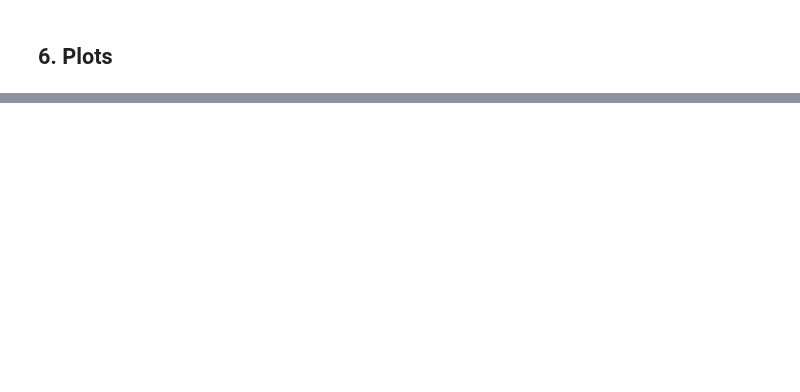
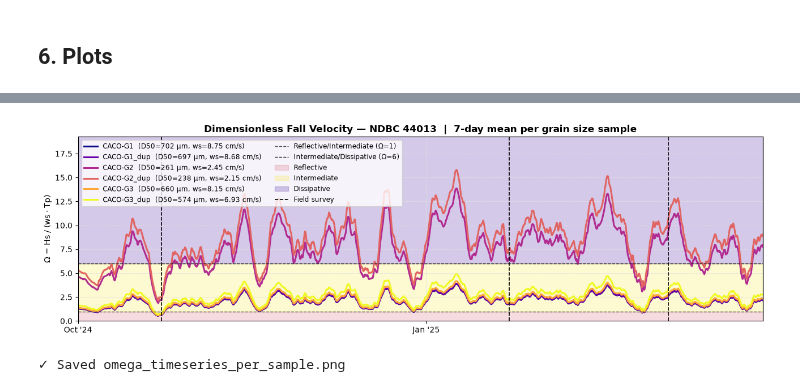
Before and after one commit to cvolpano/PUVprocessing_usgs, a Jupyter notebook: nanopod/data/dimensionlessFallPlots.ipynb, the cells around one changed output, grey strips where cells are left out. Saved outputs shown, nothing was run; the diff lists cells and outputs as text; code cells hidden in the pictures; blank space fills up the shorter version.

```diff
--- a/nanopod/data/dimensionlessFallPlots.ipynb
+++ b/nanopod/data/dimensionlessFallPlots.ipynb
@@ -335,0 +371,55 @@ print("✓ Saved omega_timeseries.png")
+# %%
+# ── Figure 2: Ω time series for all grain size samples ───────────────────────────────────────────────────
+# # Use a spectral colormap to colour each sample's line
+n_samples     = len(gs)
+sample_colors = [_sp(i / max(n_samples - 1, 1)) for i in range(n_samples)]
+
+# ── Figure: Ω time series per grain size sample ───────────────────────────────
+fig, ax = plt.subplots(figsize=(13, 4))
+
+for (_, row), color in zip(gs.iterrows(), sample_colors):
+    ws      = row["ws_ms"]
+    label   = row["SAMPLE_ID"]
+    d50_um  = row["D50_m"] * 1e6
+    omega   = compute_omega(ndbc, ws)
+    omega_r = omega.rolling("3D", center=True, min_periods=24).mean()
+
+
+
+    ax.plot(omega.index, omega_r, color=color, lw=2.2,
+            label=f"{label}  (D50={d50_um:.0f} µm, ws={ws*100:.2f} cm/s)")
+
+# Beach state threshold lines
+ax.axhline(1, color="#555", lw=1.0, ls="--", label="Reflective/Intermediate (Ω=1)")
+ax.axhline(6, color="#222", lw=1.0, ls="--", label="Intermediate/Dissipative (Ω=6)")
+
+# Beach state shading — use 99th percentile of coarsest grain (lowest ws = highest Ω)
+ymax = max(
+    compute_omega(ndbc, row["ws_ms"]).quantile(0.99)
+    for _, row in gs.iterrows()
+) * 1.1
+ax.axhspan(0, 1,    alpha=0.21, color=_sp(0.55), label="Reflective")
+ax.axhspan(1, 6,    alpha=0.21, color=_sp(0.95), label="Intermediate")
+ax.axhspan(6, ymax, alpha=0.21, color=_sp(0.08), label="Dissipative")
+
+# Survey lines
+for i, d in enumerate(SURVEY_DATES):
+    ax.axvline(pd.Timestamp(d), color=PALETTE["survey"], lw=1.2, ls="--",
+               label="Field survey" if i == 0 else "_nolegend_")
+
+ax.set_ylabel("Ω = Hs / (ws · Tp)")
+ax.set_title("Dimensionless Fall Velocity — NDBC 44013  |  7-day mean per grain size sample",
+             fontweight="bold")
+ax.set_xlim(pd.Timestamp(START), pd.Timestamp(END))
+ax.set_ylim(0, ymax)
+style_xaxis(ax, START, END)
+ax.legend(loc="upper left", ncol=2, fontsize=8.5)
+ax.grid(color="#e0e0e0", linewidth=0.6, linestyle="--")
+
+fig.tight_layout()
+fig.savefig(PLOT_DIR / "omega_timeseries_per_sample.png", bbox_inches="tight", dpi=150)
+plt.show()
+print("✓ Saved omega_timeseries_per_sample.png")
+# %% [output]
+[figure, added]
+✓ Saved omega_timeseries_per_sample.png
```
Also changed, not shown: parts of 14 cells of this notebook, 20 other files.
